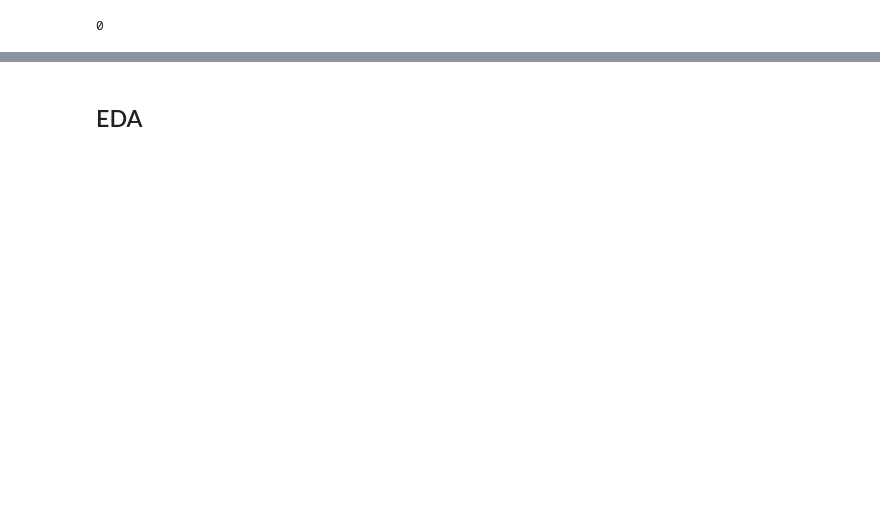
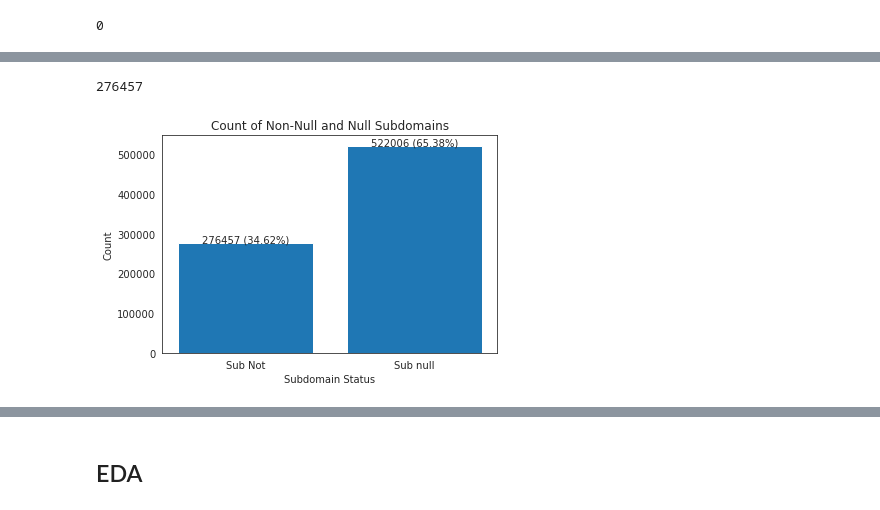
Before and after one commit to HumanClone/URL-EDA, a Jupyter notebook: EDA.ipynb, the cells around one changed output, grey strips where cells are left out. Cells and saved outputs as stored; diff of their text form; code cells hidden in the pictures; blank space fills up the shorter version.

```diff
--- a/EDA.ipynb
+++ b/EDA.ipynb
@@ -407,16 +436,20 @@ dtype: int64
 # %%
-# print(data.subdomain.notnull().sum())
+print(data.subdomain.notnull().sum())
+# %% [output]
+276457
 # %%
-# nnc = data['subdomain'].notnull().sum()
-# nc = data['subdomain'].isna().sum()
-# tc = len(data)
-# y = [nnc, nc]
-# percentages = [(count / tc) * 100 for count in y]
-# x=['Sub Not','Sub null']
-# plt.bar(x, y)
-# plt.xlabel('Subdomain Status')
-# plt.ylabel('Count')
-# plt.title('Count of Non-Null and Null Subdomains')
-# for i in range(len(y)):
-#     plt.text(x[i], y[i] + 0.5, f'{y[i]} ({percentages[i]:.2f}%)', ha='center')
+nnc = data['subdomain'].notnull().sum()
+nc = data['subdomain'].isna().sum()
+tc = len(data)
+y = [nnc, nc]
+percentages = [(count / tc) * 100 for count in y]
+x=['Sub Not','Sub null']
+plt.bar(x, y)
+plt.xlabel('Subdomain Status')
+plt.ylabel('Count')
+plt.title('Count of Non-Null and Null Subdomains')
+for i in range(len(y)):
+    plt.text(x[i], y[i] + 0.5, f'{y[i]} ({percentages[i]:.2f}%)', ha='center')
+# %% [output]
+[figure, added]
 # %%
```
Also changed, not shown: parts of 29 cells of this notebook, 4 other files.
